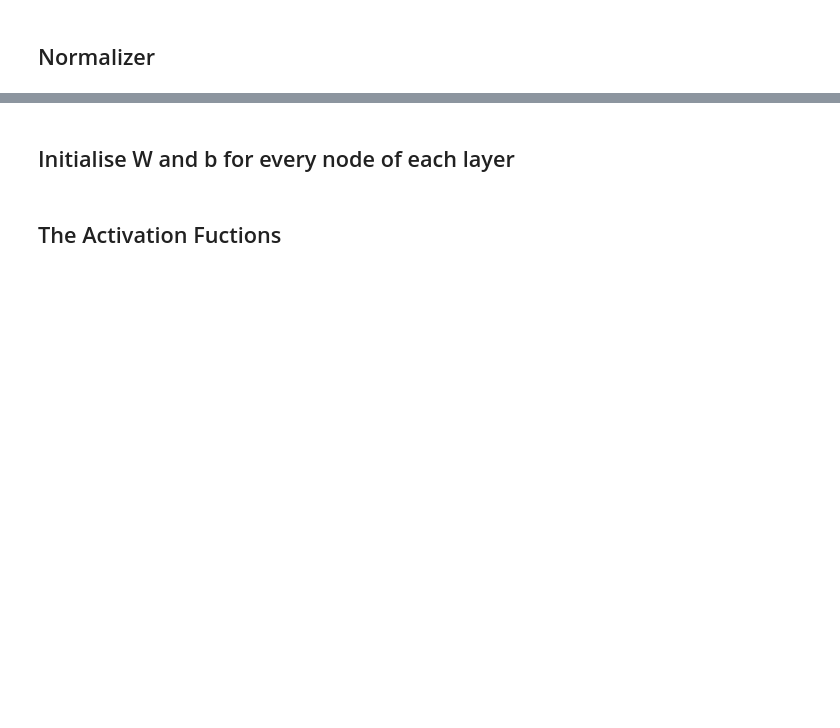
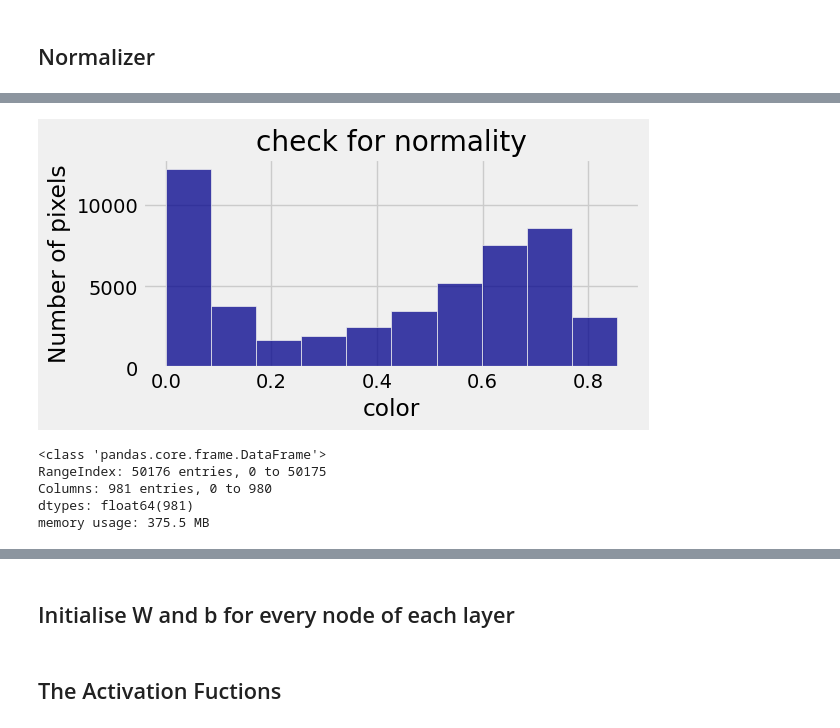
Before and after one commit to HrishikeshMRao/Emotions_Detector_AI, a Jupyter notebook: Emotion_Detector.ipynb, the cells around one changed output, grey strips where cells are left out. Drawn from its saved outputs; the diff is of its cells as text; code cells hidden in the pictures; blank space fills up the shorter version.

```diff
--- a/Emotion_Detector.ipynb
+++ b/Emotion_Detector.ipynb
@@ -80,3 +82,12 @@ def Normalise(parameter):
     parameter = (parameter-mean)/(std)
 
     return parameter
+
+def MinMax(parameter):
+
+    min = np.min(parameter)
+    max = np.max(parameter)
+    deviation = max - min
+    parameter = (parameter-min)/(deviation)
+
+    return parameter
@@ -84,0 +94,7 @@ images = Normalise(images)
+# %%
+images = Normalise(images)
+images = MinMax(images)
+
+images_Df=pd.DataFrame(images)
+labels_Df=pd.DataFrame(labels)
+images_Df
@@ -84,0 +115,22 @@ images = Normalise(images)
+# %%
+
+import matplotlib.style as style
+style.use('fivethirtyeight')
+
+fig = plt.figure(constrained_layout=True, figsize=(6,3))
+sns.histplot(images_Df.loc[:,1], kde=False, color='darkblue', bins=10)
+plt.xlabel('color')  # Add a label to the x-axis.
+plt.ylabel('Number of pixels')  # Add a label to the y-axis.
+plt.title('check for normality')  # Add a title to the plot.
+
+plt.show()
+# %% [output]
+[figure, added]
+# %%
+images_Df.info()
+# %% [output]
+<class 'pandas.core.frame.DataFrame'>
+RangeIndex: 50176 entries, 0 to 50175
+Columns: 981 entries, 0 to 980
+dtypes: float64(981)
+memory usage: 375.5 MB
```
Also changed, not shown: parts of 11 cells of this notebook.
